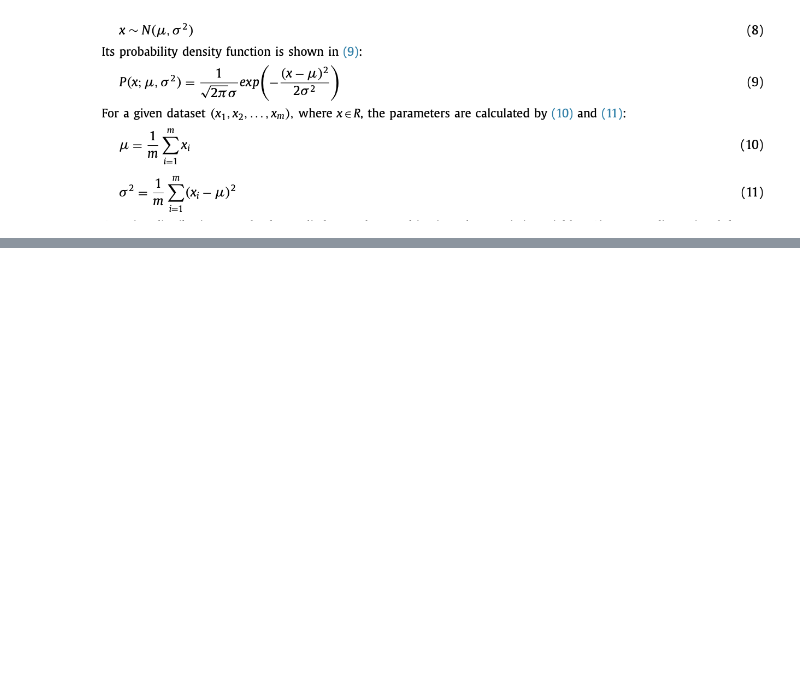
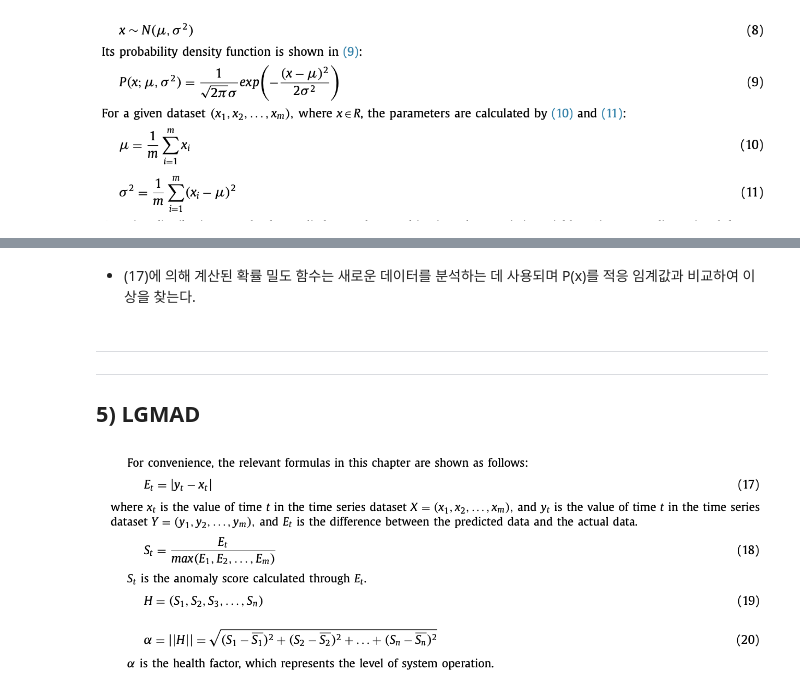
Before and after one commit to akangel0307/paper_study, a Jupyter notebook: paper1.ipynb, the cells around one changed output, grey strips where cells are left out. Cells and saved outputs as stored; diff of their text form; code cells hidden in the pictures; blank space fills up the shorter version.

```diff
--- a/paper1.ipynb
+++ b/paper1.ipynb
@@ -195,0 +220,10 @@ Image('/Users/sunjinkim/Workspace/Onepredict/MyGithub/paper_study/png_file/Gauss
+# %% [markdown]
+- (17)에 의해 계산된 확률 밀도 함수는 새로운 데이터를 분석하는 데 사용되며 P(x)를 적응 임계값과 비교하여 이상을 찾는다.
+# %% [markdown]
+---
+---
+## 5) LGMAD
+# %%
+Image('/Users/sunjinkim/Workspace/Onepredict/MyGithub/paper_study/png_file/LGMAD.png')
+# %% [output]
+[figure, added]
```
Also changed, not shown: parts of 15 cells of this notebook, 5 other files.
